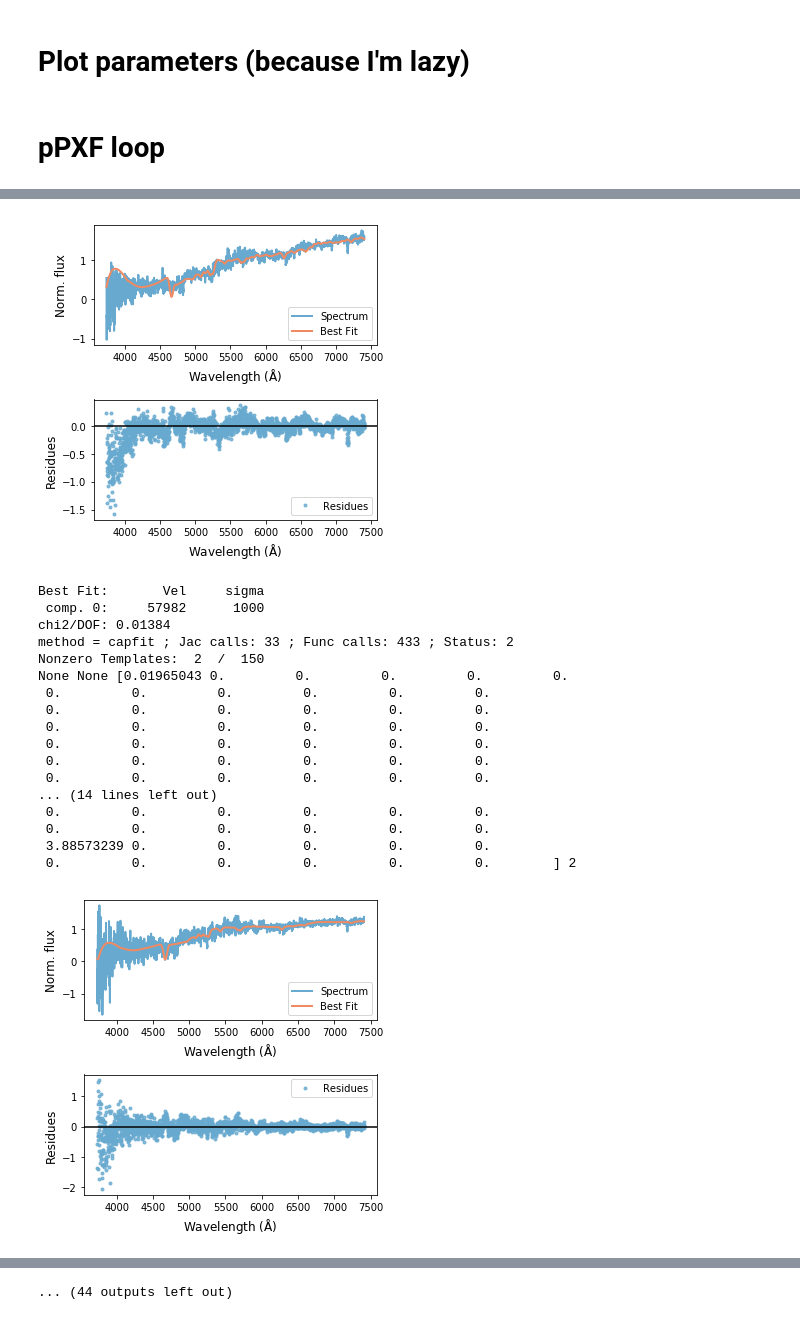
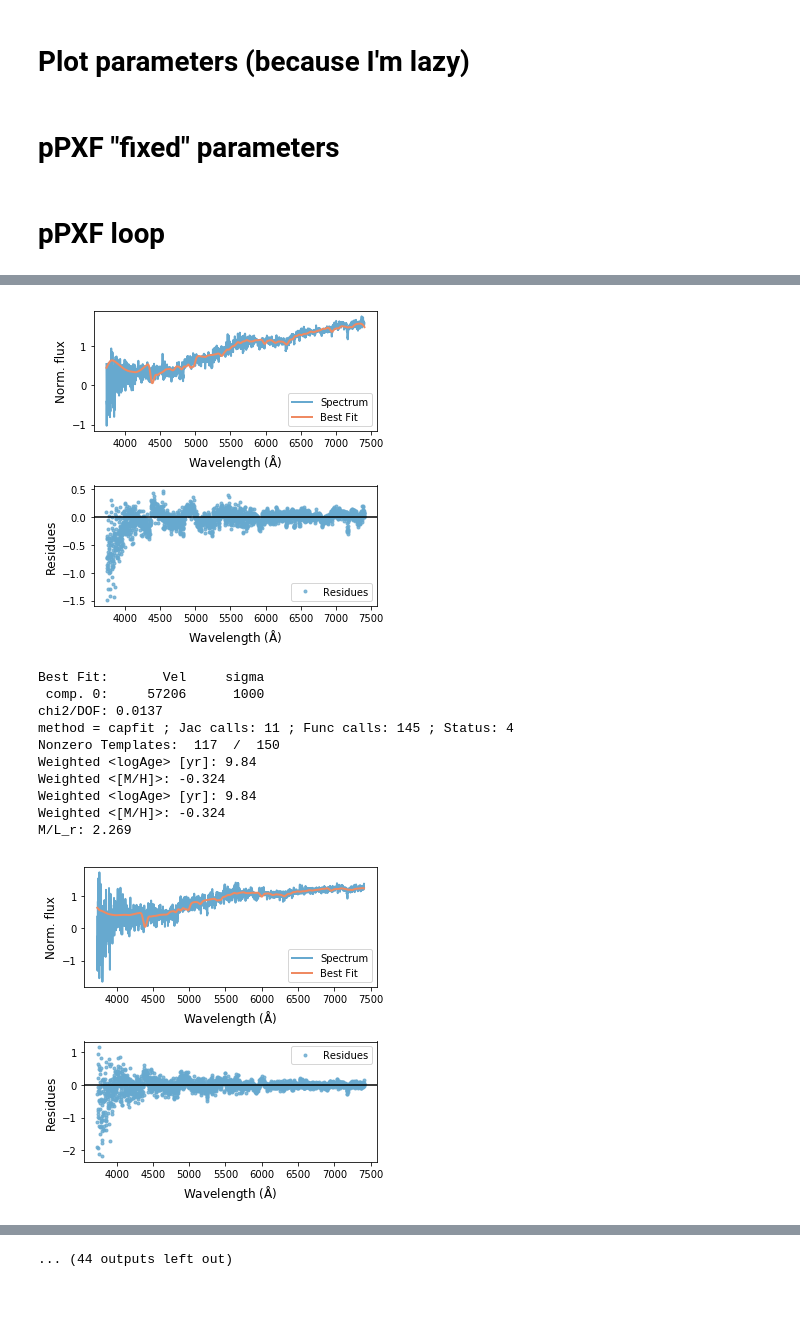
Before and after one commit to mdastro/UVupturn-RSGs, a Jupyter notebook: SEDFitting/pPXF_all.ipynb, the cells around one changed output, grey strips where cells are left out. Saved outputs shown, nothing was run; the diff lists cells and outputs as text; code cells hidden in the pictures.

```diff
--- a/SEDFitting/pPXF_all.ipynb
+++ b/SEDFitting/pPXF_all.ipynb
@@ -29,8 +29,21 @@ light_speed  = float(str(ct.c.to('km/s')).split(' ')[0])               # selecti
 palette      = ['#ef8a62','#f7f7f7','#67a9cf']
 transparency = 0.8
 lw           = 2.
+# %% [markdown]
+# pPXF "fixed" parameters
+# %%
+moments   = 2
+degree    = -1
+mdegree   = 10
+regul_err = 0.013
 # %% [markdown]
 # pPXF loop
+# %%
+mean_age   = ['<logAge>']
+mean_metal = ['<[M/H]>']
+mass2light = ['MASS2LIGHT_R']
+ids        = ['CATAID']
+redshifts  = ['Z']
 # %%
 for each_sed in range(seds_list.size):
     # flux ----------------------------------------------------------------------------------------------------------------
@@ -46,7 +59,7 @@ for each_sed in range(seds_list.size):
 
     # cleaning flux and wavelength trash ----------------------------------------------------------------------------------
     idx_clean       = np.where((np.logical_not(np.isnan(sed_flux)))*(sed_err>0))    # indices where NAN is present
-    flux_temp       = sed_flux[idx_clean]                                         # removing NAN values from spectra
+    flux_temp       = sed_flux[idx_clean]                                           # removing NAN values from spectra
     flux_temp_err   = sed_err[idx_clean]
     wavelength_temp = sed_wl[idx_clean]
 
@@ -57,15 +70,17 @@ for each_sed in range(seds_list.size):
     wavelength = wavelength_temp[wl_lib_idx]
 
     # other important parameters ------------------------------------------------------------------------------------------
-    redshift = sed_header['Z']
-    cataid   = sed_header['CATAID']
+    redshift  = sed_header['Z']
+    cataid    = sed_header['CATAID']
+    fwhm_gama = 4.5
 
     # ppxf ----------------------------------------------------------------------------------------------------------------
     ### parameters --------------------------------------------------------------------------------------------------------
     vel_scale          = light_speed*np.log(wavelength[1]/wavelength[0])            # velocity scale - Eq.8 Capellari 2017
-    fwhm_gama          = 2.                                       # MUST BE CHECKED!!!!! This is just a temporary value!!!
+#     fwhm_gama          = 2.                                       # MUST BE CHECKED!!!!! This is just a temporary value!!!
     miles              = lib.miles(miles_lib, vel_scale, fwhm_gama)
     stellar_templates  = miles.templates.reshape(miles.templates.shape[0], -1)
+    reg_dim            = miles.templates.shape[1:]
     dv                 = light_speed*(miles.log_lam_temp[0] - np.log(wavelength[0]))  # eq.(8) of Cappellari (2017)
     vel                = light_speed*np.log(1 + redshift)                             # eq.(8) of Cappellari (2017)
     start              = [vel, 180.]
@@ -85,14 +100,21 @@ for each_sed in range(seds_list.size):
     galaxy             = flux_rebin/np.median(flux_rebin)                  # Normalize spectrum to avoid numerical issues
     noise              = flux_err_rebin/np.median(flux_err_rebin)          # idem
 
-
     ### SED FITTING WITH PPXF ---------------------------------------------------------------------------------------------
     sed_fit = ppxf(templates=stellar_templates, galaxy=galaxy, noise=noise, velscale=vel_scale, start=start, plot=False,
-                   lam=wavelength_rebin, moments=2, degree=-1, mdegree=10)
+                   lam=wavelength_rebin, moments=moments, degree=degree, mdegree=mdegree, regul=1/regul_err,
+                   reg_dim=reg_dim, vsyst=dv)
 
+    ### output parameters -- most of them will become a dataframe at the end of the script
     residues = (galaxy-sed_fit.bestfit)
+    weights  = sed_fit.weights
+    weights  = weights.reshape(reg_dim)/np.sum(weights)                   # Normalized
 
-    print (sed_fit.gas_mpoly, sed_fit.gas_reddening, sed_fit.weights, sed_fit.status)
+    mean_age.append(miles.mean_age_metal(weights)[0])
+    mean_metal.append(miles.mean_age_metal(weights)[1])
+    mass2light.append(miles.mass_to_light(weights, band="r"))
+    ids.append(cataid)
+    redshifts.append(redshift)
 
     ### Saving plots ------------------------------------------------------------------------------------------------------
     plt.subplots(figsize=(5,5))
@@ -186,20 +180,13 @@ None None [0.         0.         0.         0.         0.         0.
-[figure, old version]
+[figure, new version]
 Best Fit:       Vel     sigma
- comp. 0:     57982      1000
-chi2/DOF: 0.01384
-method = capfit ; Jac calls: 33 ; Func calls: 433 ; Status: 2
-Nonzero Templates:  2  /  150
-None None [0.01965043 0.         0.         0.         0.         0.
- 0.         0.         0.         0.         0.         0.
- 0.         0.         0.         0.         0.         0.
- 0.         0.         0.         0.         0.         0.
- 0.         0.         0.         0.         0.         0.
- 0.         0.         0.         0.         0.         0.
- 0.         0.         0.         0.         0.         0.
-... (14 lines left out)
- 0.         0.         0.         0.         0.         0.
- 0.         0.         0.         0.         0.         0.
- 3.88573239 0.         0.         0.         0.         0.
- 0.         0.         0.         0.         0.         0.        ] 2
+ comp. 0:     57206      1000
+chi2/DOF: 0.0137
+method = capfit ; Jac calls: 11 ; Func calls: 145 ; Status: 4
+Nonzero Templates:  117  /  150
+Weighted <logAge> [yr]: 9.84
+Weighted <[M/H]>: -0.324
+Weighted <logAge> [yr]: 9.84
+Weighted <[M/H]>: -0.324
+M/L_r: 2.269
-[figure, old version]
+[figure, new version]
 Best Fit:       Vel     sigma
```
Also changed, not shown: parts of 3 cells of this notebook, 33 other files.
